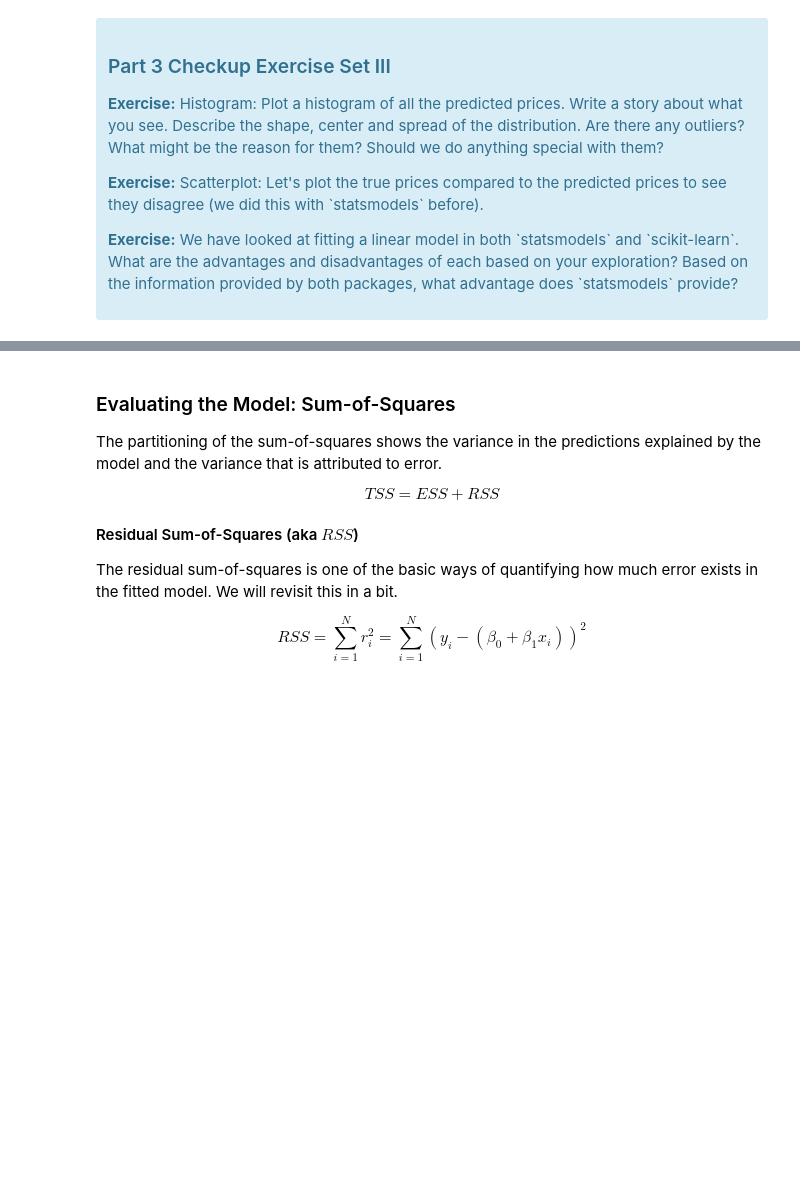
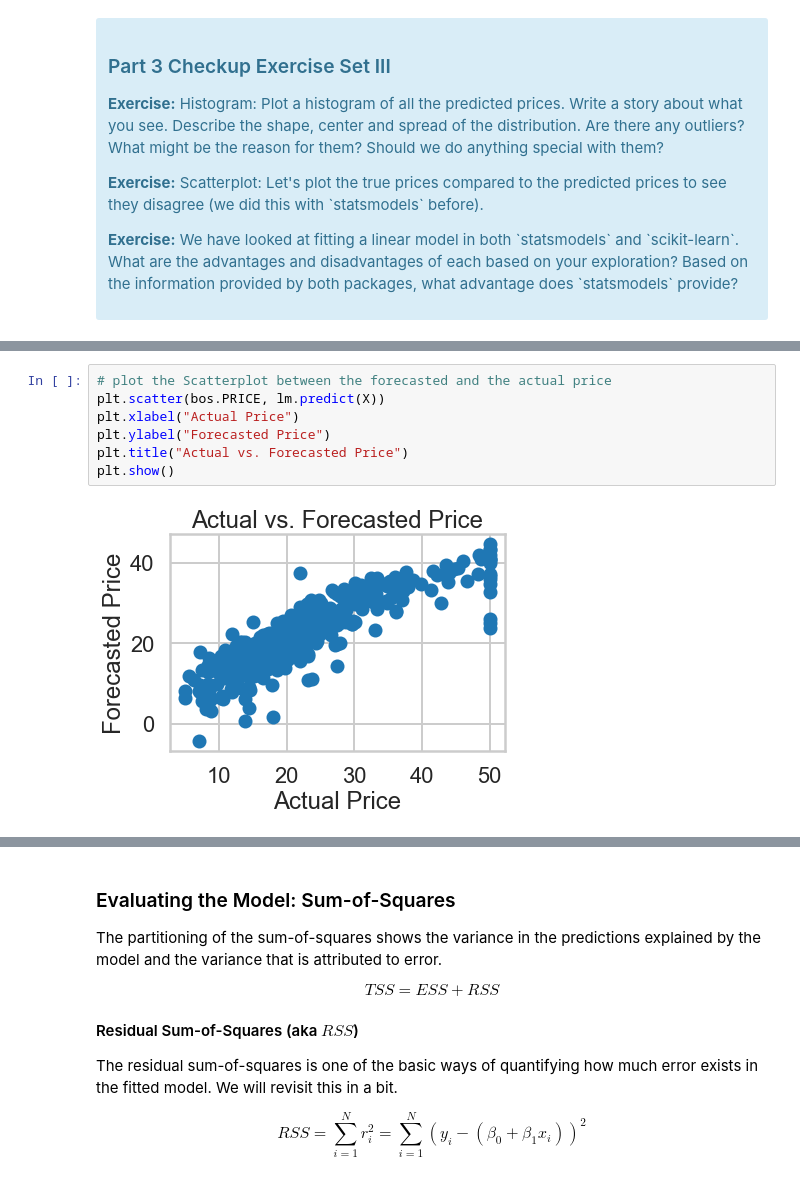
Before and after one commit to ldietsche/Springboard_Course, a Jupyter notebook: Linear Regression/Mini_Project_Linear_Regression.ipynb, the cells around one changed output, grey strips where cells are left out. Cells and saved outputs as stored; diff of their text form; blank space fills up the shorter version.

```diff
--- a/Linear Regression/Mini_Project_Linear_Regression.ipynb
+++ b/Linear Regression/Mini_Project_Linear_Regression.ipynb
@@ -558,0 +607,9 @@ lm.predict(X)[0:5]
+# %%
+# plot the Scatterplot between the forecasted and the actual price
+plt.scatter(bos.PRICE, lm.predict(X))
+plt.xlabel("Actual Price")
+plt.ylabel("Forecasted Price")
+plt.title("Actual vs. Forecasted Price")
+plt.show()
+# %% [output]
+[figure, added]
```
Also changed, not shown: parts of 49 cells of this notebook.
